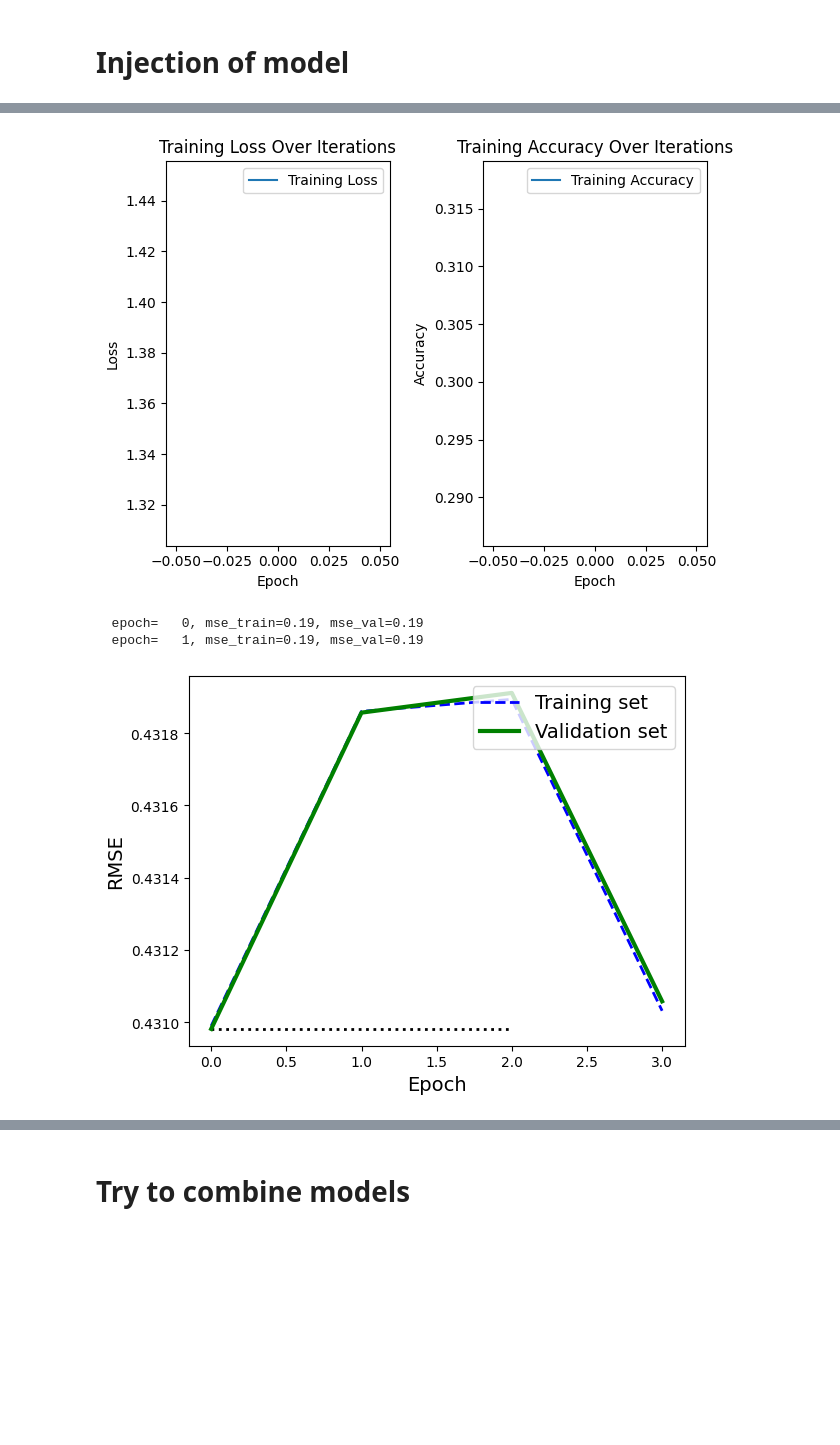
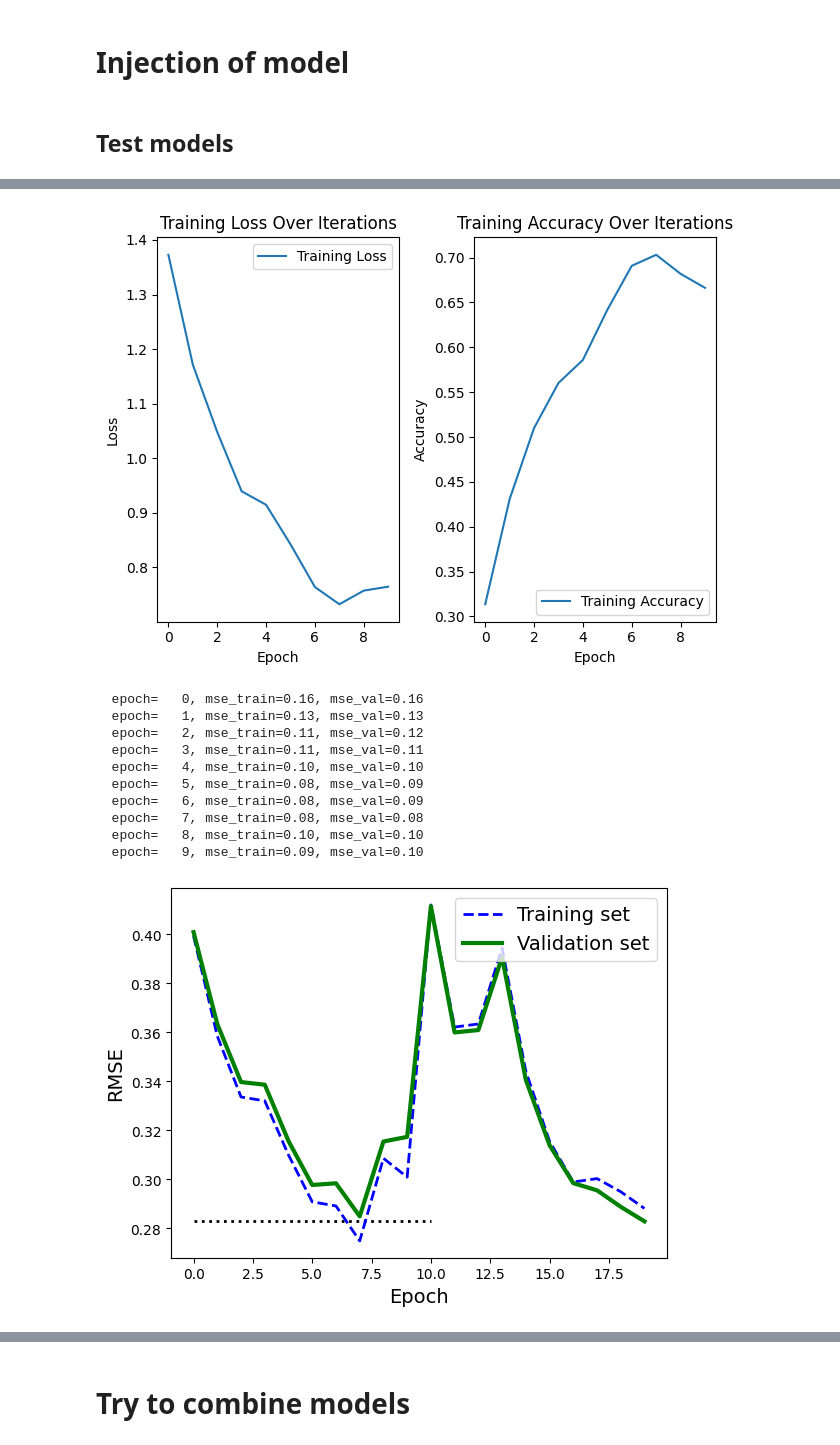
Before and after one commit to BjarkeKarlsen/mal12, a Jupyter notebook: O4/O4.ipynb, the cells around one changed output, grey strips where cells are left out. Cells and saved outputs as stored; diff of their text form; code cells hidden in the pictures; blank space fills up the shorter version.

Commit message:
test of model from book

```diff
--- a/O4/O4.ipynb
+++ b/O4/O4.ipynb
@@ -348,11 +313,15 @@ def train_and_evaluate_model(createModel, X_train, y_train, X_test, y_test, fold
         X_train_kfold, X_val_kfold = X_train[train], X_train[val]
         y_train_kfold, y_val_kfold = y_train[train], y_train[val]
 
+        fold_train_losses = []
+        fold_train_accuracies = []
+
+
         for epoch in range(n_epochs):
             history = model.fit(X_train_kfold, y_train_kfold, epochs=1, batch_size=64, verbose=0)
 
-            train_losses.append(history.history['loss'][0])
-            train_accuracies.append(history.history['accuracy'][0])
+            fold_train_losses.append(history.history['loss'][0])
+            fold_train_accuracies.append(history.history['accuracy'][0])
 
             # Predict training data
             y_train_pred = model.predict(X_train_kfold, verbose=0)
@@ -375,6 +344,8 @@ def train_and_evaluate_model(createModel, X_train, y_train, X_test, y_test, fold
                 best_model = model
                 best_model_info = f'Kfold: {kfold_index}, Epoch: {epoch}'
 
+        train_losses.append(fold_train_losses)
+        train_accuracies.append(fold_train_accuracies)
 
     print_Average(test_accuracies, test_losses)
 
@@ -386,14 +357,16 @@ def train_and_evaluate_model(createModel, X_train, y_train, X_test, y_test, fold
 
     return best_model
 
-def EvaluteModel(model):
+def evalute_model(model):
     test_loss, test_accuracy = model.evaluate(X_test, y_test)
     print('------------------------------------------------------------------------')
     print('Average scores for all folds:')
     print(f'> Accuracy: {np.mean(test_accuracy)} (+- {np.std(test_accuracy)})')
     print(f'> Loss: {np.mean(test_loss)}')
     print('------------------------------------------------------------------------')
+# %% [markdown]
+## Test models
 # %%
-model = train_and_evaluate_model(createModel, X_train, y_train, X_test, y_test, folds=2, n_epochs=2)
-EvaluteModel(model)
+model = train_and_evaluate_model(createModelFromBook, X_train, y_train, X_test, y_test, folds=2, n_epochs=10)
+evalute_model(model)
 # %% [output]
@@ -408,4 +390,12 @@ Average scores for all folds:
-[figure, old version]
+[figure, new version]
-  epoch=   0, mse_train=0.19, mse_val=0.19
-  epoch=   1, mse_train=0.19, mse_val=0.19
+  epoch=   0, mse_train=0.16, mse_val=0.16
+  epoch=   1, mse_train=0.13, mse_val=0.13
+  epoch=   2, mse_train=0.11, mse_val=0.12
+  epoch=   3, mse_train=0.11, mse_val=0.11
+  epoch=   4, mse_train=0.10, mse_val=0.10
+  epoch=   5, mse_train=0.08, mse_val=0.09
+  epoch=   6, mse_train=0.08, mse_val=0.09
+  epoch=   7, mse_train=0.08, mse_val=0.08
+  epoch=   8, mse_train=0.10, mse_val=0.10
+  epoch=   9, mse_train=0.09, mse_val=0.10
-[figure, old version]
+[figure, new version]
```
Also changed, not shown: parts of 3 cells of this notebook.
